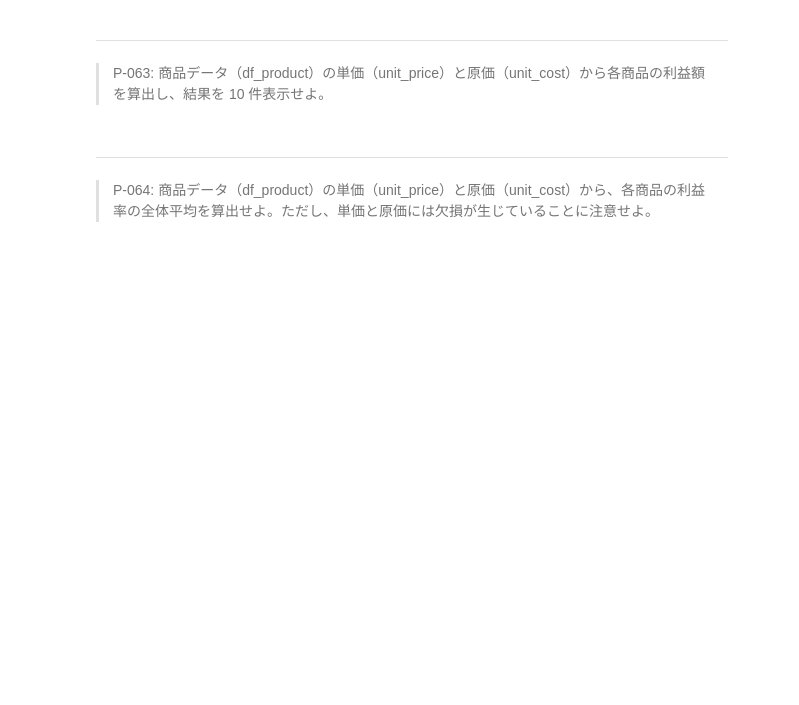
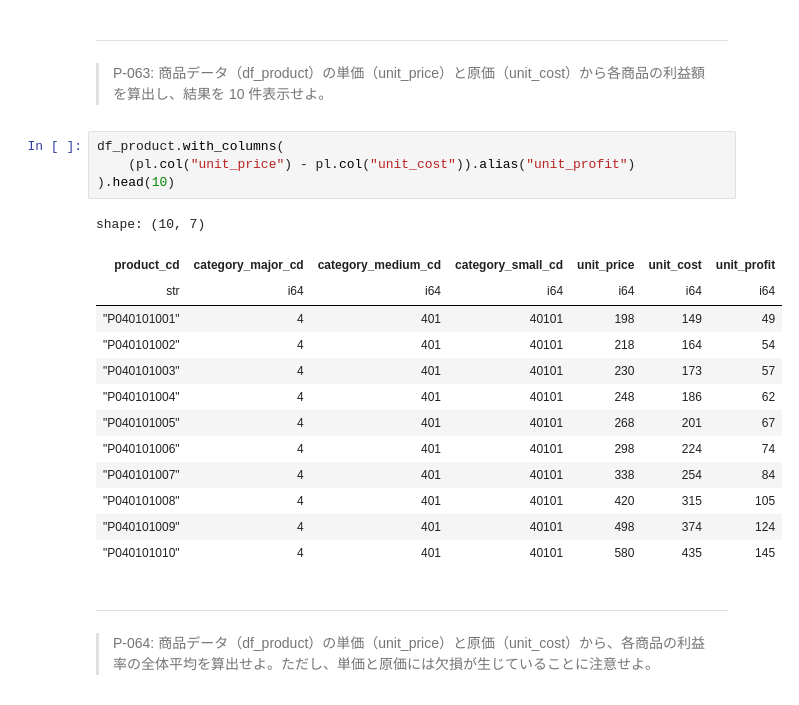
Before and after one commit to NMZ0429/ds_100knocks, a Jupyter notebook: content/100knocks-preprocess/docker/work/preprocess_knock_Python.ipynb, the cells around one changed output. Drawn from its saved outputs; the diff is of its cells as text; blank space fills up the shorter version.

```diff
--- a/content/100knocks-preprocess/docker/work/preprocess_knock_Python.ipynb
+++ b/content/100knocks-preprocess/docker/work/preprocess_knock_Python.ipynb
@@ -1406,6 +1498,24 @@ TIPS:
 ---
 
 > P-063: 商品データ（df_product）の単価（unit_price）と原価（unit_cost）から各商品の利益額を算出し、結果を 10 件表示せよ。
+# %%
+df_product.with_columns(
+    (pl.col("unit_price") - pl.col("unit_cost")).alias("unit_profit")
+).head(10)
+# %% [output]
+shape: (10, 7)
+| ﻿product_cd | category_major_cd | category_medium_cd | category_small_cd | unit_price | unit_cost | unit_profit |
+| str | i64 | i64 | i64 | i64 | i64 | i64 |
+| "P040101001" | 4 | 401 | 40101 | 198 | 149 | 49 |
+| "P040101002" | 4 | 401 | 40101 | 218 | 164 | 54 |
+| "P040101003" | 4 | 401 | 40101 | 230 | 173 | 57 |
+| "P040101004" | 4 | 401 | 40101 | 248 | 186 | 62 |
+| "P040101005" | 4 | 401 | 40101 | 268 | 201 | 67 |
+| "P040101006" | 4 | 401 | 40101 | 298 | 224 | 74 |
+| "P040101007" | 4 | 401 | 40101 | 338 | 254 | 84 |
+| "P040101008" | 4 | 401 | 40101 | 420 | 315 | 105 |
+| "P040101009" | 4 | 401 | 40101 | 498 | 374 | 124 |
+| "P040101010" | 4 | 401 | 40101 | 580 | 435 | 145 |
 # %% [markdown]
 ---
 
```
Also changed, not shown: parts of 4 cells of this notebook.
